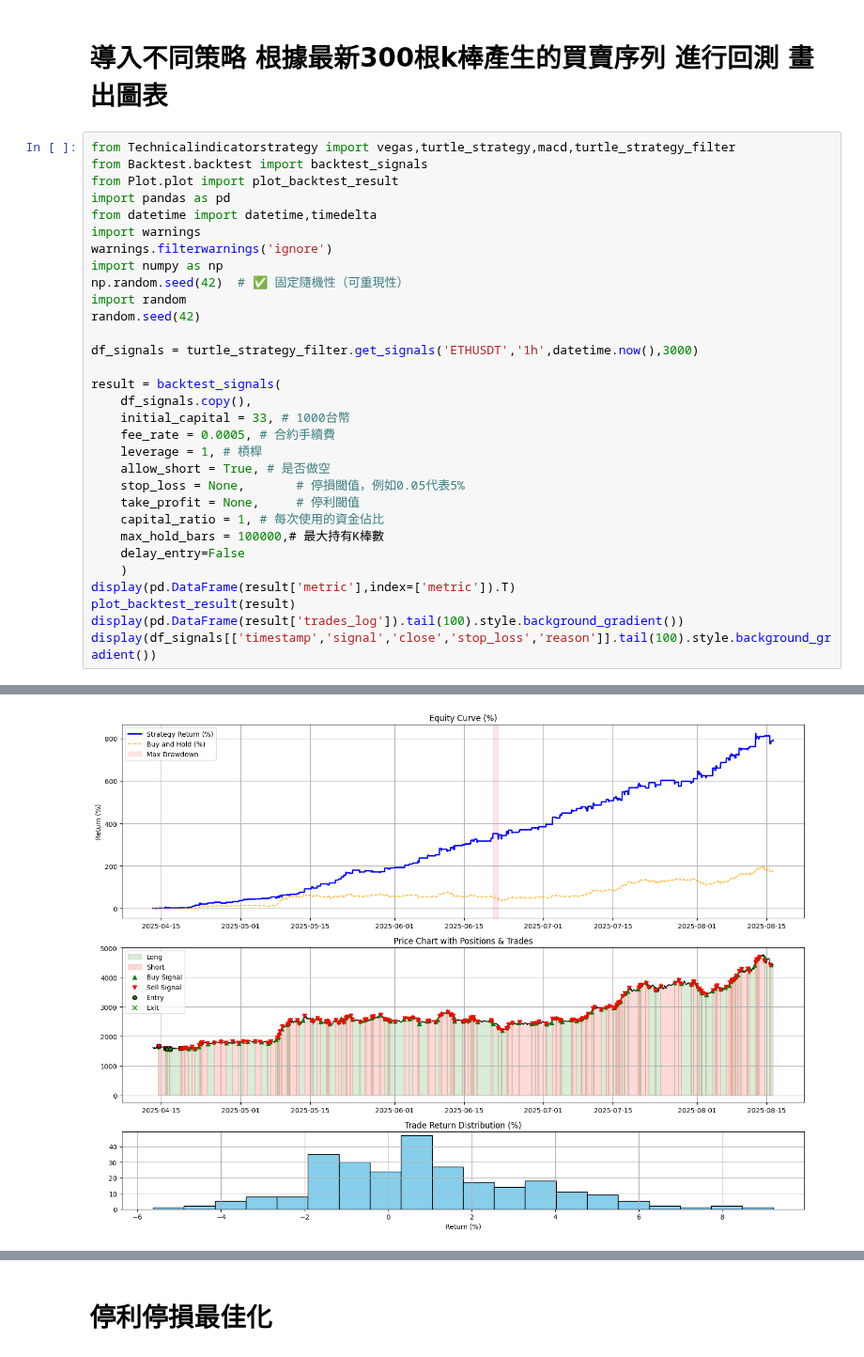
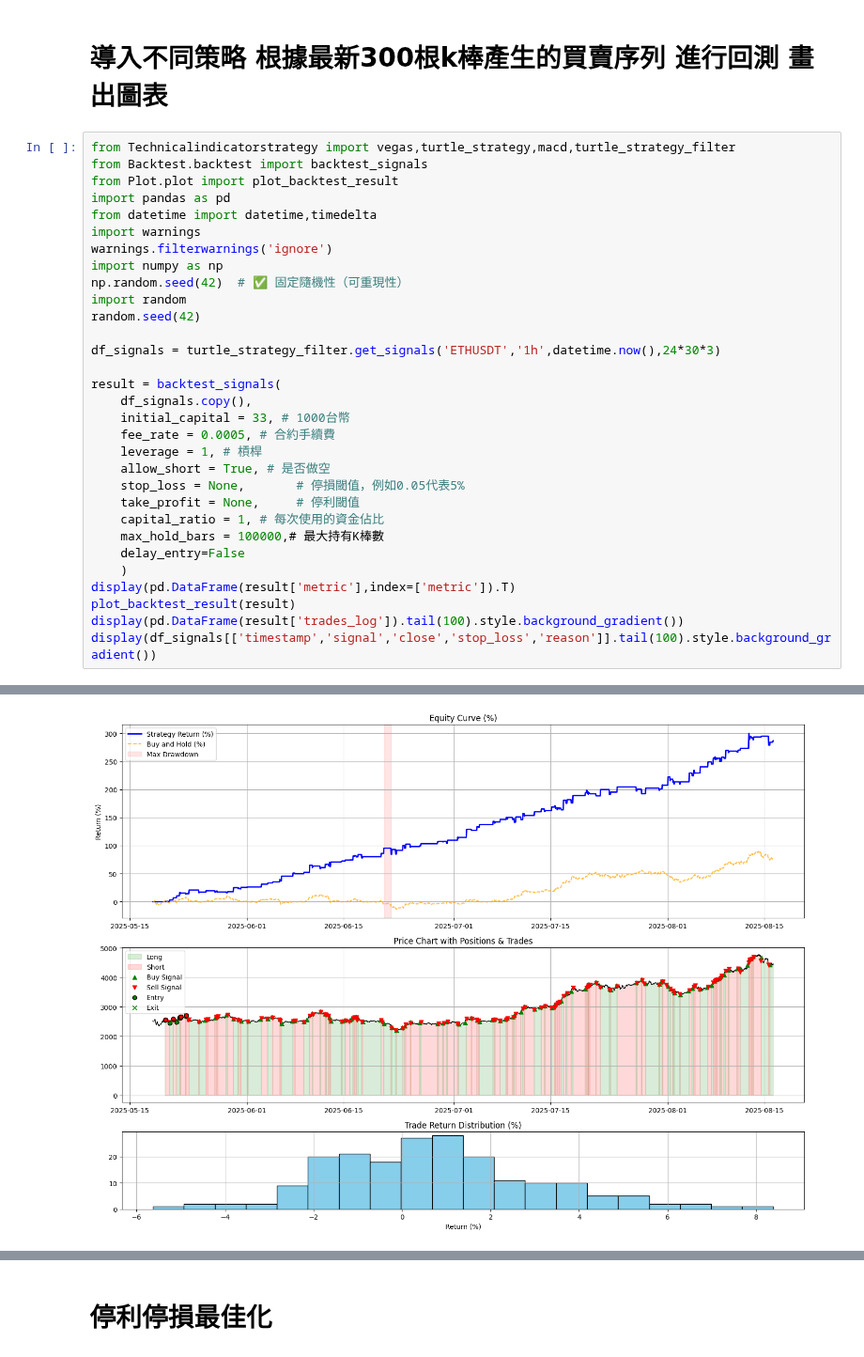
Before and after one commit to skywalker0803r/Vedanta, a Jupyter notebook: backtest_usage.ipynb, the cells around one changed output, grey strips where cells are left out. Shown at 94% size. Saved outputs shown, nothing was run; the diff lists cells and outputs as text.

```diff
--- a/backtest_usage.ipynb
+++ b/backtest_usage.ipynb
@@ -13,7 +13,7 @@ np.random.seed(42)  # ✅ 固定隨機性（可重現性）
 import random
 random.seed(42)
 
-df_signals = turtle_strategy_filter.get_signals('ETHUSDT','1h',datetime.now(),3000)
+df_signals = turtle_strategy_filter.get_signals('ETHUSDT','1h',datetime.now(),24*30*3)
 
 result = backtest_signals(
     df_signals.copy(),
@@ -49,2 +49,2 @@ display(df_signals[['timestamp','signal','close','stop_loss','reason']].tail(100
-[figure, old version]
+[figure, new version]
 |  | entry_time | exit_time | side | entry_price | exit_price | bars_held | return | reason |
```
Also changed, not shown: parts of 1 cell of this notebook.
